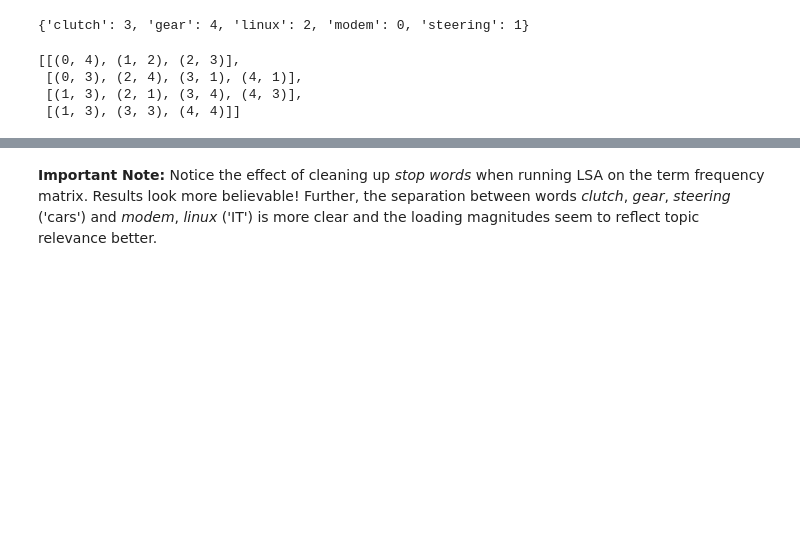
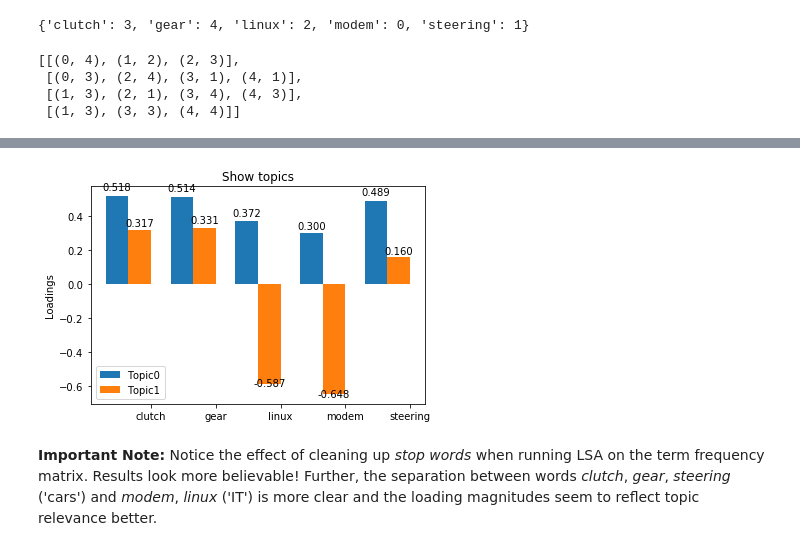
Before and after one commit to iconix/nlp-sandbox, a Jupyter notebook: topic_models.ipynb, the cells around one changed output, grey strips where cells are left out. Drawn from its saved outputs; the diff is of its cells as text; code cells hidden in the pictures; blank space fills up the shorter version.

```diff
--- a/topic_models.ipynb
+++ b/topic_models.ipynb
@@ -377,6 +444,7 @@ bow
  [(1, 3), (3, 3), (4, 4)]]
 # %%
 lsi = models.LsiModel(bow, id2word=dictionary, num_topics=2) # initialize an LSI transformation
-lsi.print_topics(-1)
+topics = lsi.show_topics(-1, formatted=False)
+topics
 # %% [output]
 [(0,
@@ -386,3 +462,7 @@ lsi.print_topics(-1)
+# %%
+plot_topics(topics)
+# %% [output]
+[figure, added]
 # %% [markdown]
 **Important Note:** Notice the effect of cleaning up _stop words_ when running LSA on the term frequency matrix. Results look more believable! Further, the separation between words _clutch_, _gear_, _steering_ ('cars') and _modem_, _linux_ ('IT') is more clear and the loading magnitudes seem to reflect topic relevance better.
 # %%
```
Also changed, not shown: parts of 36 cells of this notebook.
